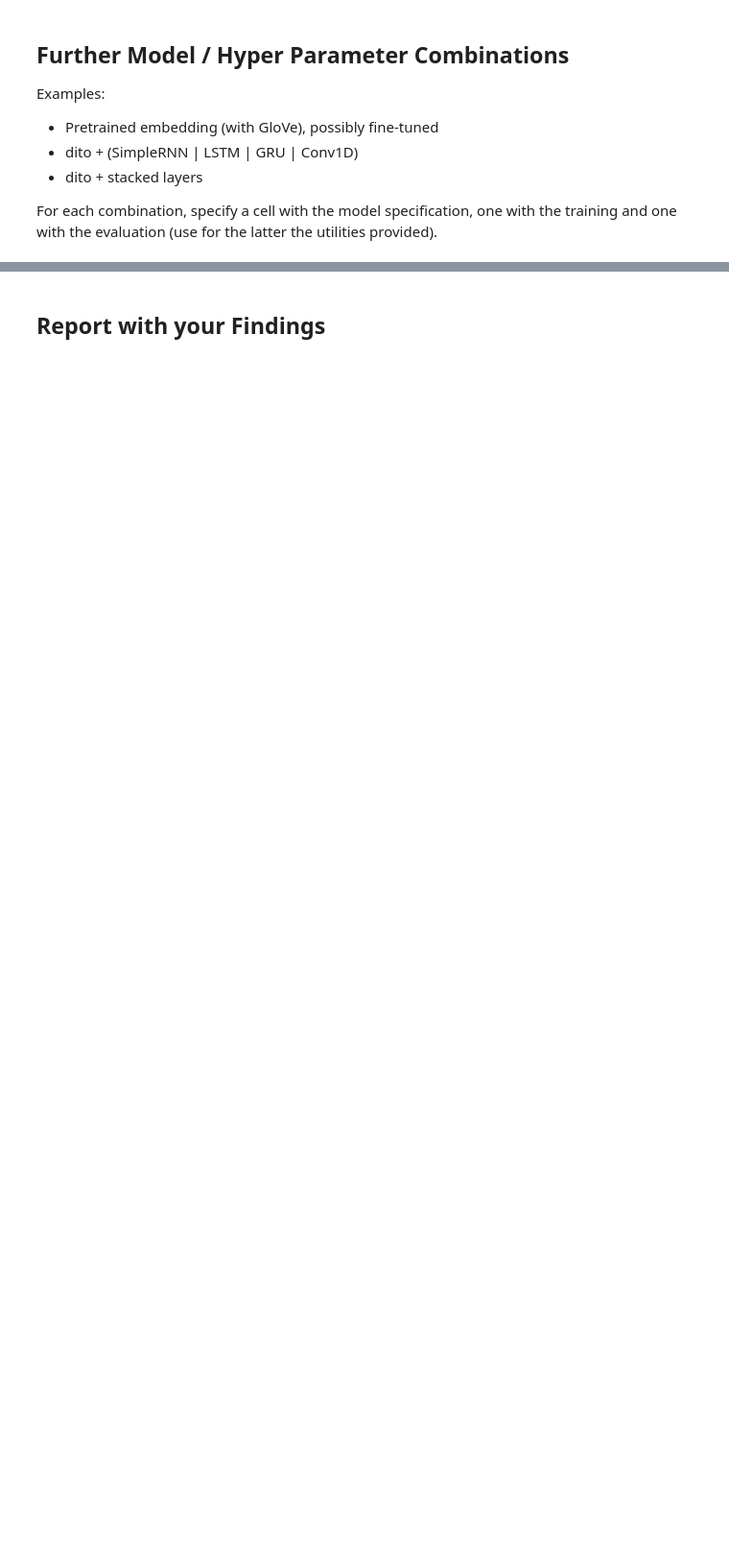
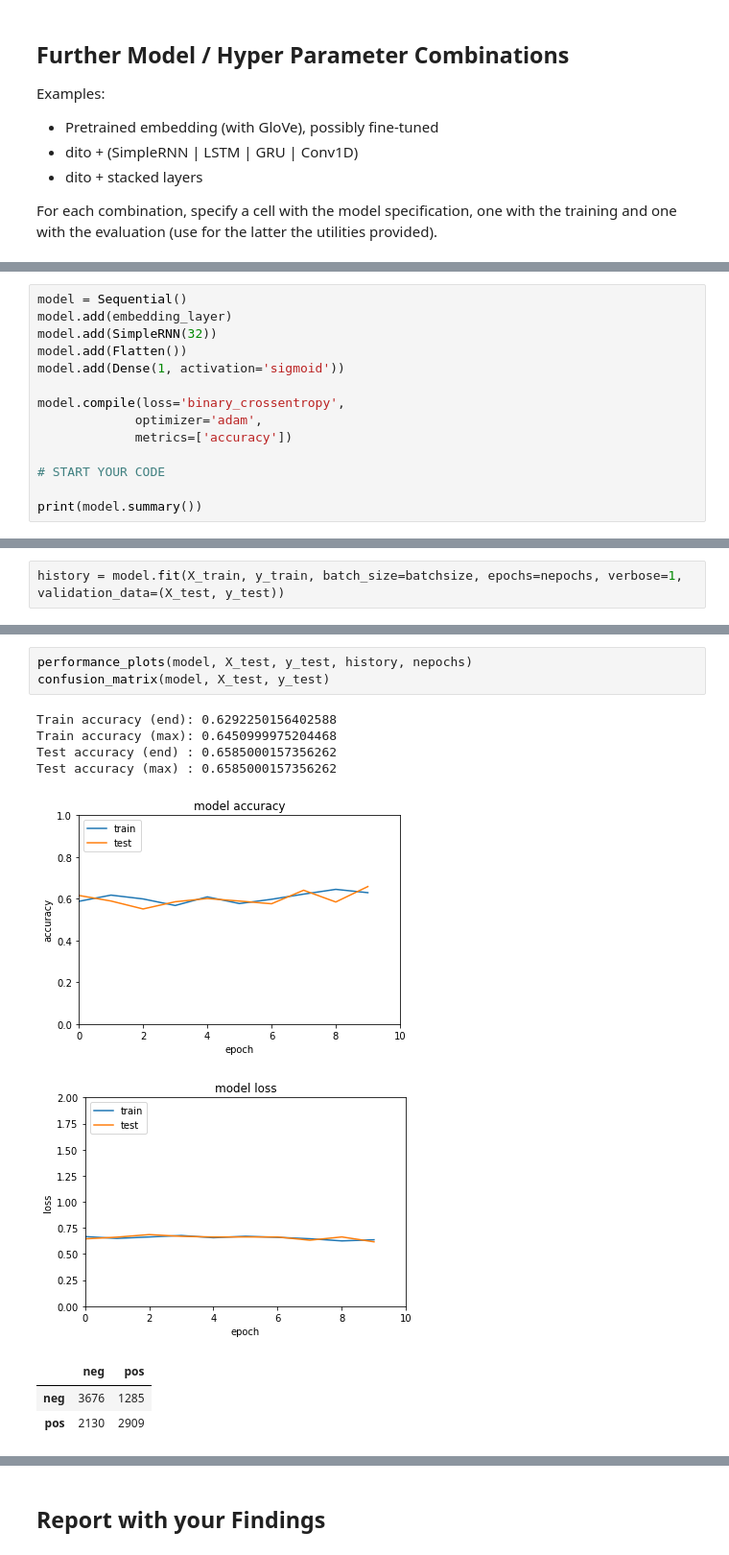
Before and after one commit to PatCH0816/TSM_DeLearn, a Jupyter notebook: exercises/exercise12/gr11_sentiment_imdb_stud.ipynb, the cells around one changed output, grey strips where cells are left out. Shown: that part at 96% size. Saved outputs shown, nothing was run; the diff lists cells and outputs as text; blank space fills up the shorter version.

Commit message:
12.2: Add IMDB review sentiment classifier
Add different Conv/SimpleRNN/LSTM/GRU layer models.

```diff
--- a/exercises/exercise12/gr11_sentiment_imdb_stud.ipynb
+++ b/exercises/exercise12/gr11_sentiment_imdb_stud.ipynb
@@ -363,0 +364,14 @@ For each combination, specify a cell with the model specification, one with the
+# %%
+model = Sequential()
+model.add(embedding_layer)
+model.add(SimpleRNN(32))
+model.add(Flatten())
+model.add(Dense(1, activation='sigmoid'))
+
+model.compile(loss='binary_crossentropy',
+             optimizer='adam',
+             metrics=['accuracy'])
+
+# START YOUR CODE
+
+print(model.summary())
@@ -363,0 +396,2 @@ For each combination, specify a cell with the model specification, one with the
+# %%
+history = model.fit(X_train, y_train, batch_size=batchsize, epochs=nepochs, verbose=1, validation_data=(X_test, y_test))
@@ -363,0 +419,13 @@ For each combination, specify a cell with the model specification, one with the
+# %%
+performance_plots(model, X_test, y_test, history, nepochs)
+confusion_matrix(model, X_test, y_test)
+# %% [output]
+Train accuracy (end): 0.6292250156402588
+Train accuracy (max): 0.6450999975204468
+Test accuracy (end) : 0.6585000157356262
+Test accuracy (max) : 0.6585000157356262
+[figure, added]
+[figure, added]
+|  | neg | pos |
+| neg | 3676 | 1285 |
+| pos | 2130 | 2909 |
```
Also changed, not shown: parts of 24 cells of this notebook, 1 other file.
